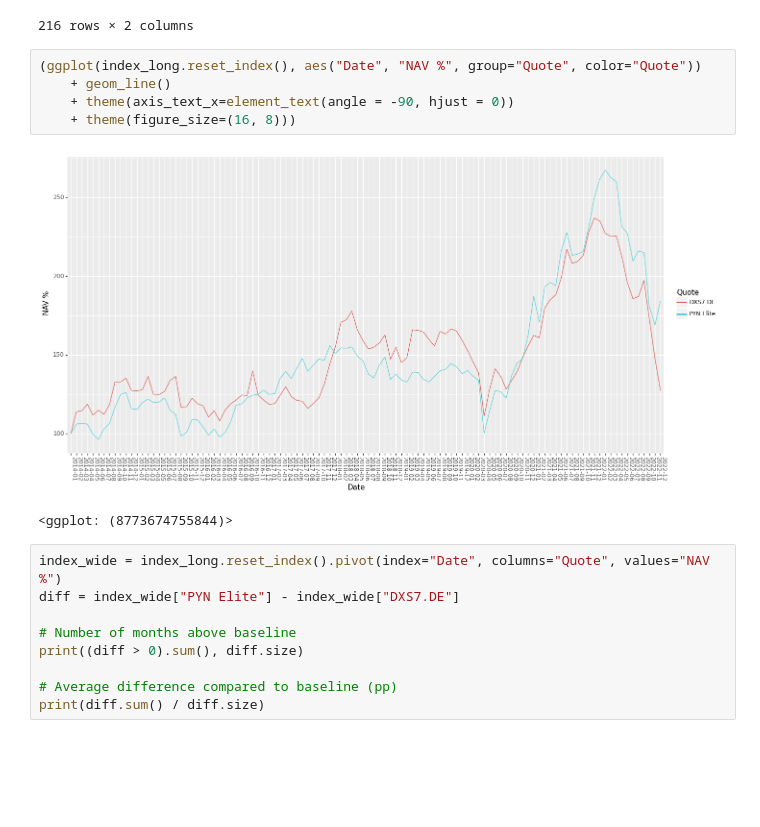
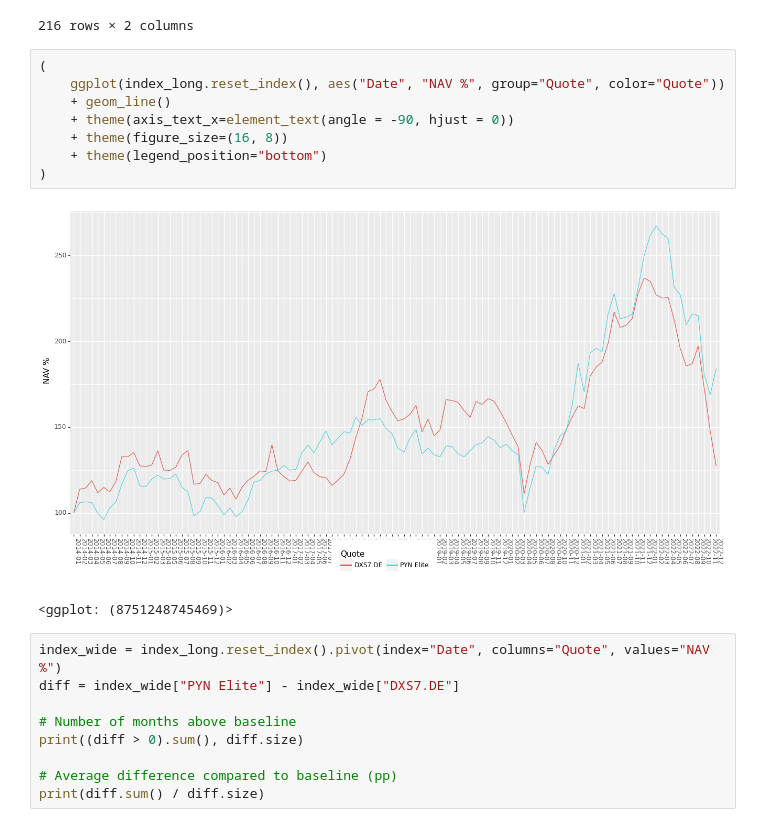
Before and after one commit to statguy/pyn-elite, a Jupyter notebook: compare_pyn_elite.ipynb, the cells around one changed output. Cells and saved outputs as stored; diff of their text form; blank space fills up the shorter version.

Commit message:
Move legend of the graph to bottom

```diff
--- a/compare_pyn_elite.ipynb
+++ b/compare_pyn_elite.ipynb
@@ -88,13 +88,16 @@ index_long
 |  | 2022-12 | 22.459999 | 127.252122 |
 216 rows × 2 columns
 # %%
-(ggplot(index_long.reset_index(), aes("Date", "NAV %", group="Quote", color="Quote"))
+(
+    ggplot(index_long.reset_index(), aes("Date", "NAV %", group="Quote", color="Quote"))
     + geom_line()
     + theme(axis_text_x=element_text(angle = -90, hjust = 0))
-    + theme(figure_size=(16, 8)))
+    + theme(figure_size=(16, 8))
+    + theme(legend_position="bottom")
+)
 # %% [output]
-[figure, old version]
+[figure, new version]
-<ggplot: (8773674755844)>
+<ggplot: (8751248745469)>
 # %%
 index_wide = index_long.reset_index().pivot(index="Date", columns="Quote", values="NAV %")
 diff = index_wide["PYN Elite"] - index_wide["DXS7.DE"]
```
